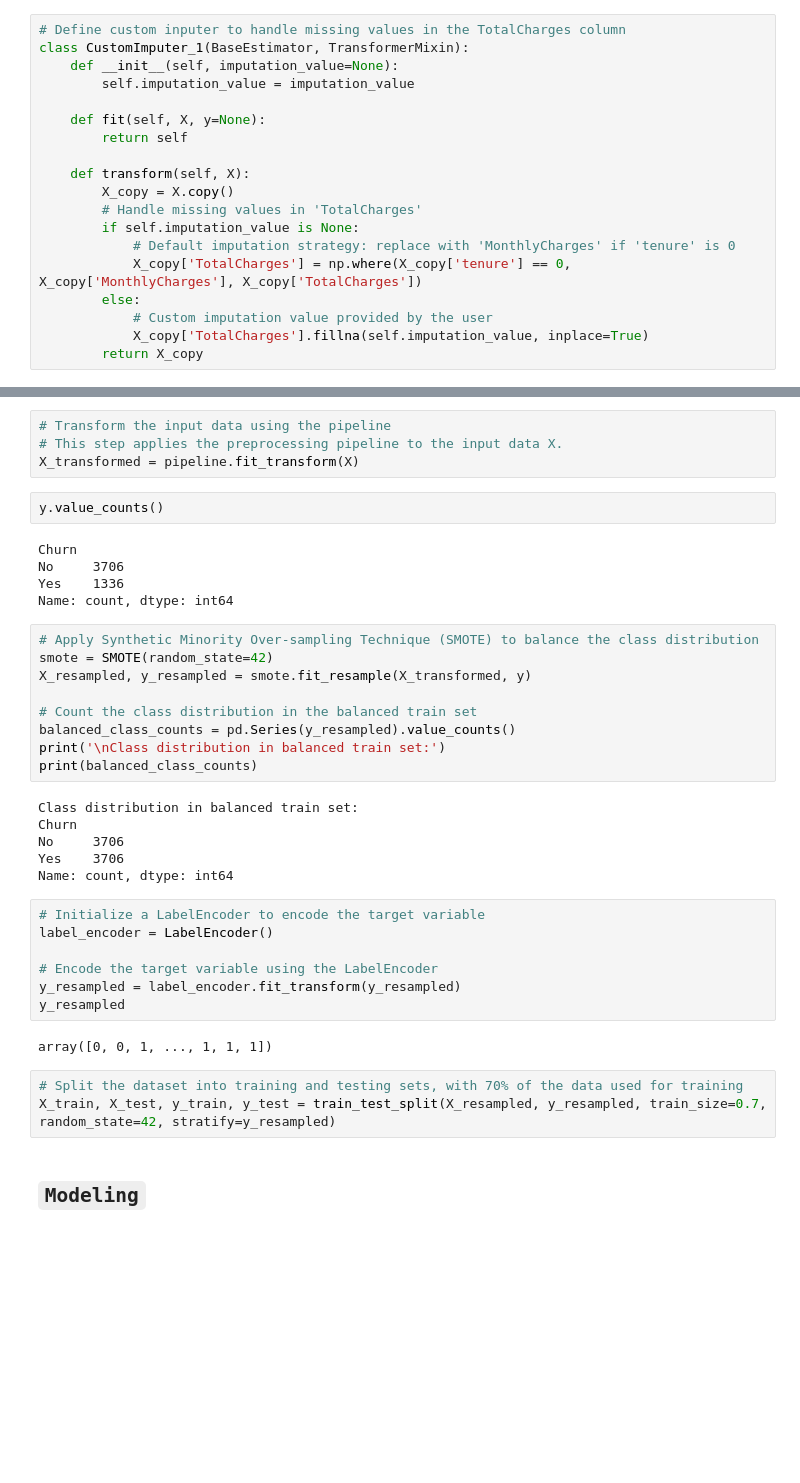
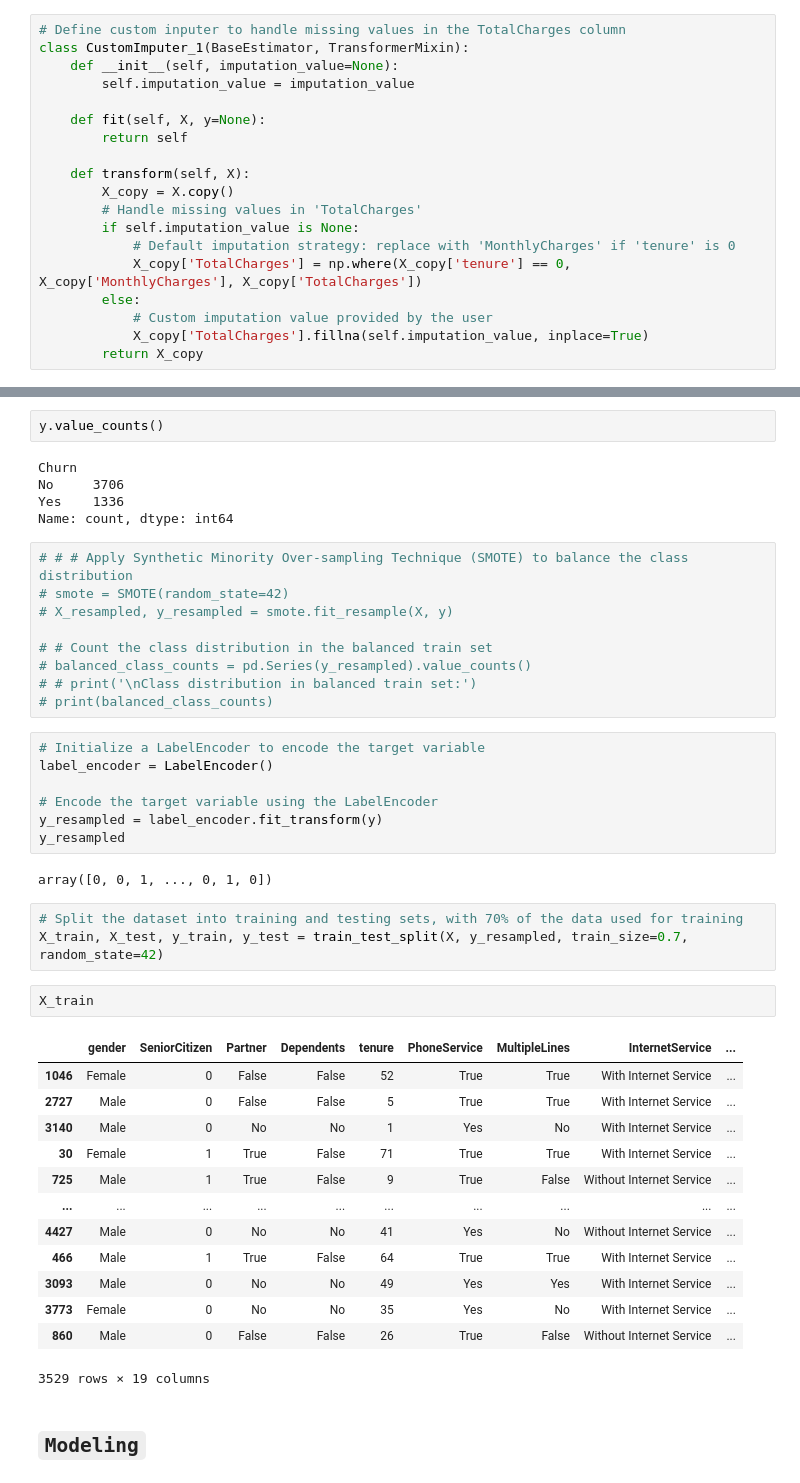
Before and after one commit to MissJoyy/Vodafone-Customer-Churn-Prediction, a Jupyter notebook: notebook.ipynb, the cells around one changed output, grey strips where cells are left out. Drawn from its saved outputs; the diff is of its cells as text; blank space fills up the shorter version.

```diff
--- a/notebook.ipynb
+++ b/notebook.ipynb
@@ -532,7 +529,3 @@ pipeline = Pipeline(steps=[
-# %%
-# Transform the input data using the pipeline
-# This step applies the preprocessing pipeline to the input data X.
-X_transformed = pipeline.fit_transform(X)
 # %%
 y.value_counts()
 # %% [output]
@@ -541,32 +534,42 @@ No     3706
 Yes    1336
 Name: count, dtype: int64
 # %%
-# Apply Synthetic Minority Over-sampling Technique (SMOTE) to balance the class distribution
-smote = SMOTE(random_state=42)
-X_resampled, y_resampled = smote.fit_resample(X_transformed, y)
+# # # Apply Synthetic Minority Over-sampling Technique (SMOTE) to balance the class distribution
+# smote = SMOTE(random_state=42)
+# X_resampled, y_resampled = smote.fit_resample(X, y)
 
-# Count the class distribution in the balanced train set
-balanced_class_counts = pd.Series(y_resampled).value_counts()
-print('\nClass distribution in balanced train set:')
-print(balanced_class_counts)
+# # Count the class distribution in the balanced train set
+# balanced_class_counts = pd.Series(y_resampled).value_counts()
+# # print('\nClass distribution in balanced train set:')
+# print(balanced_class_counts)
-# %% [output]
-Class distribution in balanced train set:
-Churn
-No     3706
-Yes    3706
-Name: count, dtype: int64
 # %%
 # Initialize a LabelEncoder to encode the target variable
 label_encoder = LabelEncoder()
 
 # Encode the target variable using the LabelEncoder
-y_resampled = label_encoder.fit_transform(y_resampled)
+y_resampled = label_encoder.fit_transform(y)
 y_resampled
 # %% [output]
-array([0, 0, 1, ..., 1, 1, 1])
+array([0, 0, 1, ..., 0, 1, 0])
 # %%
 # Split the dataset into training and testing sets, with 70% of the data used for training
-X_train, X_test, y_train, y_test = train_test_split(X_resampled, y_resampled, train_size=0.7, random_state=42, stratify=y_resampled)
+X_train, X_test, y_train, y_test = train_test_split(X, y_resampled, train_size=0.7, random_state=42)
+# %%
+X_train
+# %% [output]
+|  | gender | SeniorCitizen | Partner | Dependents | tenure | PhoneService | MultipleLines | InternetService | ... |
+| 1046 | Female | 0 | False | False | 52 | True | True | With Internet Service | ... |
+| 2727 | Male | 0 | False | False | 5 | True | True | With Internet Service | ... |
+| 3140 | Male | 0 | No | No | 1 | Yes | No | With Internet Service | ... |
+| 30 | Female | 1 | True | False | 71 | True | True | With Internet Service | ... |
+| 725 | Male | 1 | True | False | 9 | True | False | Without Internet Service | ... |
+| ... | ... | ... | ... | ... | ... | ... | ... | ... | ... |
+| 4427 | Male | 0 | No | No | 41 | Yes | No | Without Internet Service | ... |
+| 466 | Male | 1 | True | False | 64 | True | True | With Internet Service | ... |
+| 3093 | Male | 0 | No | No | 49 | Yes | Yes | With Internet Service | ... |
+| 3773 | Female | 0 | No | No | 35 | Yes | No | With Internet Service | ... |
+| 860 | Male | 0 | False | False | 26 | True | False | Without Internet Service | ... |
+3529 rows × 19 columns
 # %% [markdown]
 ## `Modeling`
 # %%
```
Also changed, not shown: parts of 16 cells of this notebook.
